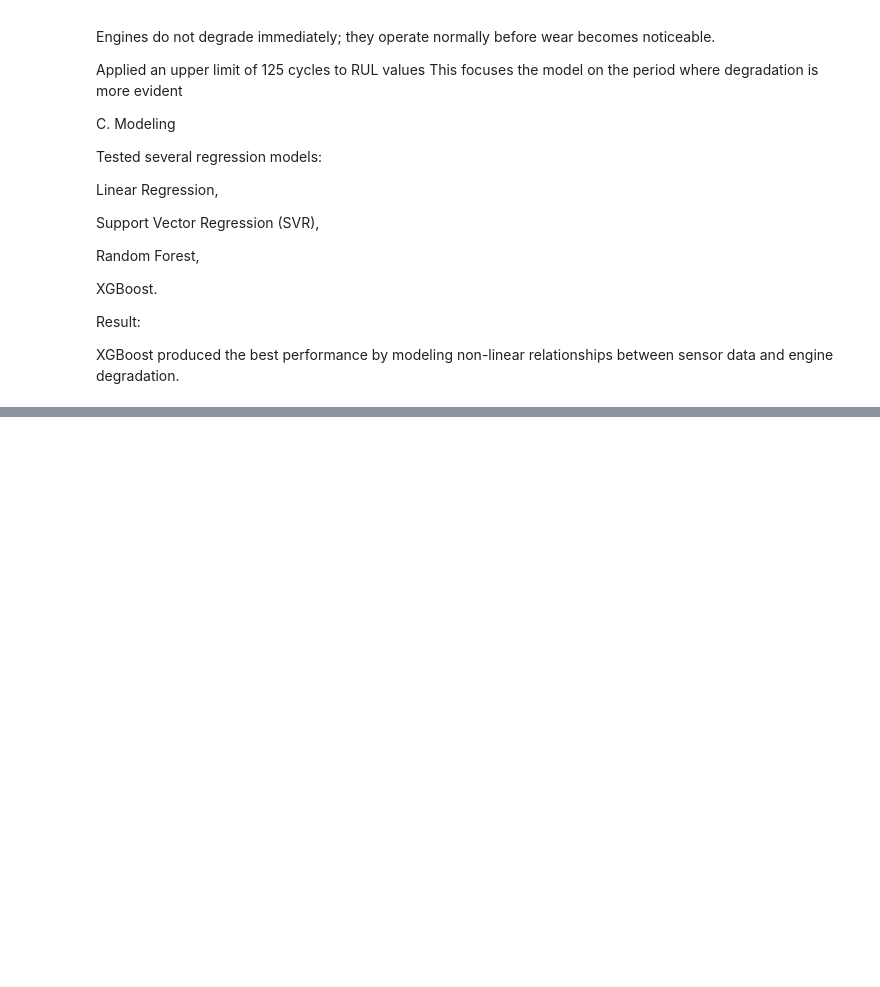
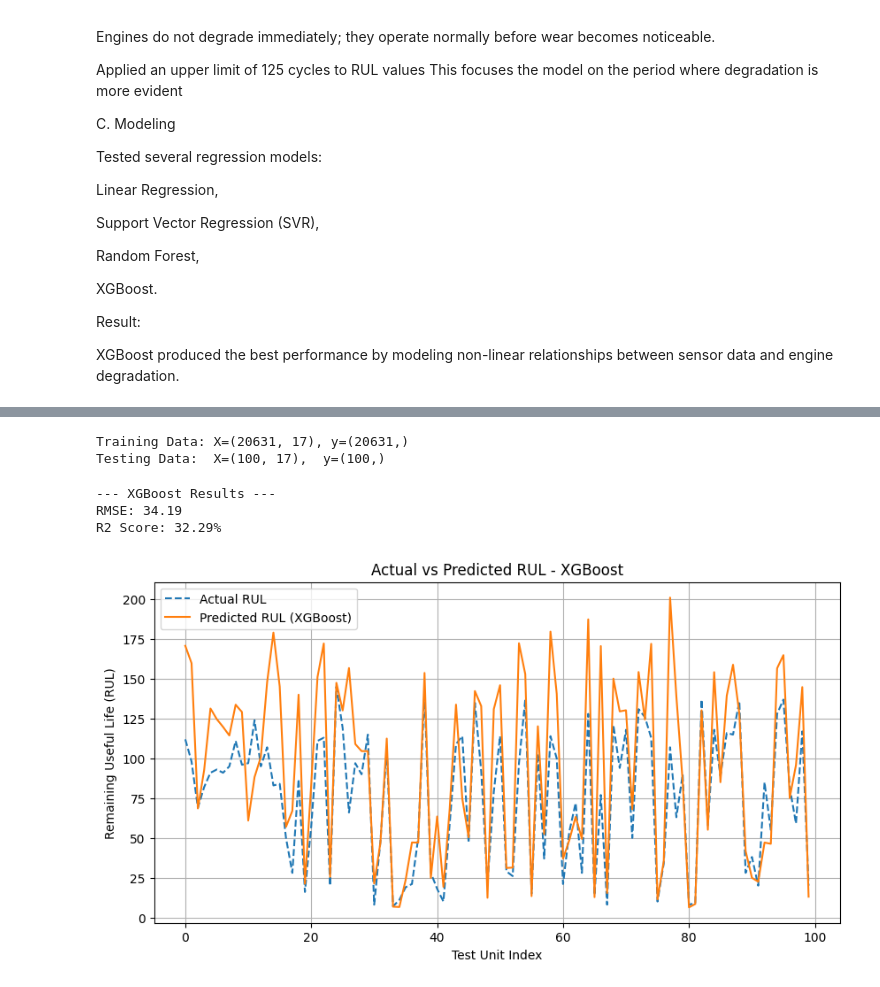
Before and after one commit to yaletidevendra/Predictive-Maintenance, a Jupyter notebook: Predictive_Maintenance.ipynb, the cells around one changed output, grey strips where cells are left out. Drawn from its saved outputs; the diff is of its cells as text; code cells hidden in the pictures; blank space fills up the shorter version.

```diff
--- a/Predictive_Maintenance.ipynb
+++ b/Predictive_Maintenance.ipynb
@@ -55,0 +271,66 @@ XGBoost produced the best performance by modeling non-linear relationships betwe
+# %%
+# Prepare training data
+X_train = train_df[features_to_normalize]
+y_train = train_df['RUL']
+
+# We need to predict RUL at the LAST observed time cycle for each unit in the test set.
+X_test_last_cycle = test_df.groupby('unit_number').last().reset_index()
+X_test = X_test_last_cycle[features_to_normalize]
+
+rul_df = pd.read_csv( "Predictive-Maintenance/RUL_FD001.txt", sep=r"\s+", header=None, names=['RUL'] )
+y_true = rul_df['RUL']
+
+print(f"Training Data: X={X_train.shape}, y={y_train.shape}")
+print(f"Testing Data:  X={X_test.shape},  y={y_true.shape}")
+# %% [output]
+Training Data: X=(20631, 17), y=(20631,)
+Testing Data:  X=(100, 17),  y=(100,)
+# %%
+results_summary= []
+
+def evaluate(model, X_train, y_train, X_test, y_true, model_name):
+  model.fit(X_train, y_train)
+  y_pred = model.predict(X_test)
+  rmse = np.sqrt(mean_squared_error(y_true, y_pred))
+  r2 = r2_score(y_true, y_pred)
+    # Store results
+  results_summary.append({
+        'Model': model_name,
+        'RMSE': rmse,
+        'R2 Score': r2
+    })
+
+    # Print summary
+  print(f"--- {model_name} Results ---")
+  print(f"RMSE: {rmse:.2f}")
+  print(f"R2 Score: {r2:.2%}")
+
+    # Plot actual vs predicted
+  plt.figure(figsize=(10, 5))
+  plt.plot(y_true.values, label='Actual RUL', linestyle='--')
+  plt.plot(y_pred, label=f'Predicted RUL ({model_name})')
+  plt.xlabel('Test Unit Index')
+  plt.ylabel('Remaining Useful Life (RUL)')
+  plt.title(f'Actual vs Predicted RUL - {model_name}')
+  plt.legend()
+  plt.grid(True)
+  plt.show()
+
+  return y_pred
+
+from xgboost import XGBRegressor
+
+xgb_model = XGBRegressor(
+    n_estimators=100,
+    learning_rate=0.1,
+    max_depth=6,
+    n_jobs=-1,
+    random_state=42
+)
+
+_ = evaluate(xgb_model, X_train, y_train, X_test, y_true, "XGBoost")
+# %% [output]
+--- XGBoost Results ---
+RMSE: 34.19
+R2 Score: 32.29%
+[figure, added]
```
Also changed, not shown: parts of 11 cells of this notebook.
